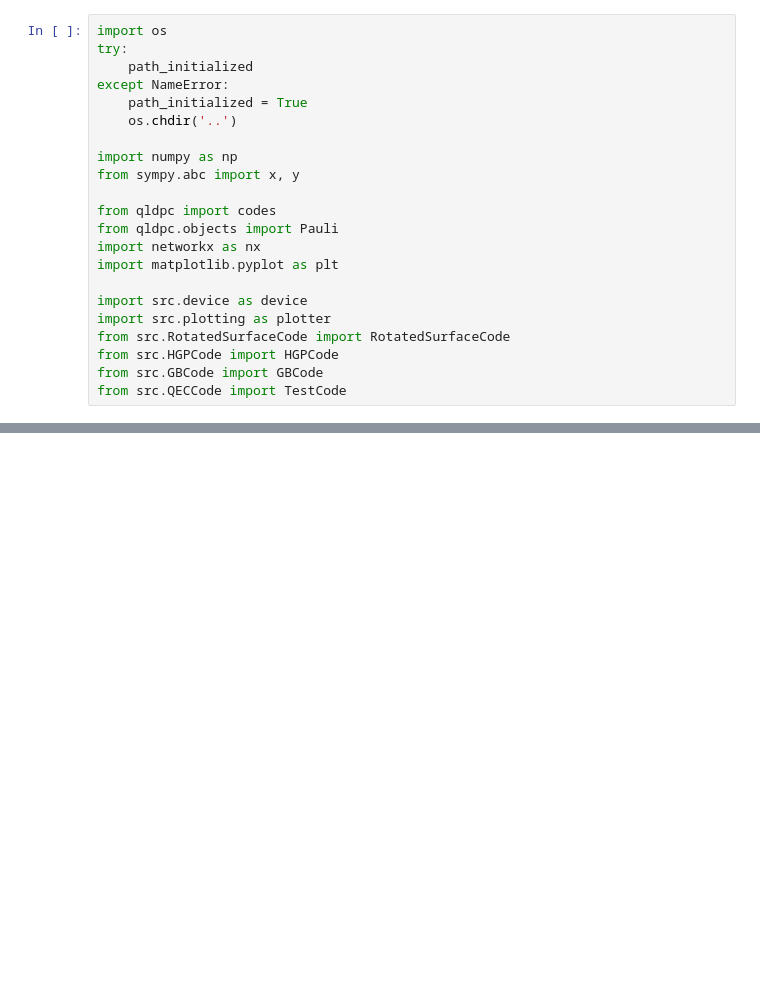
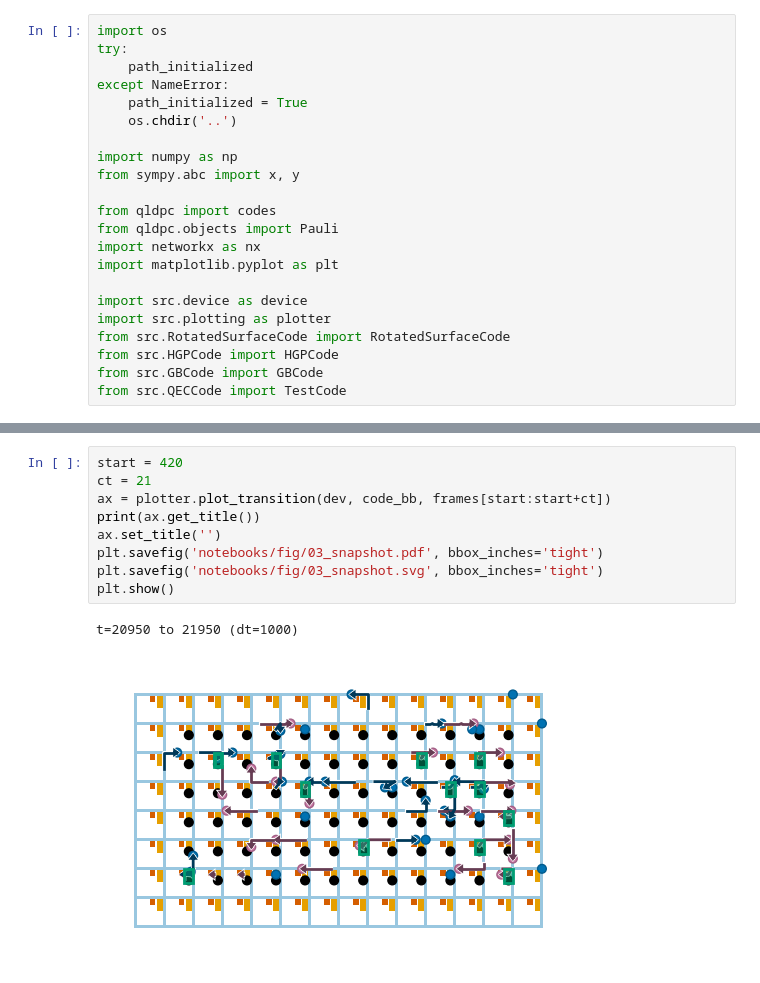
Before and after one commit to jasonchadwick/shuttle-ldpc, a Jupyter notebook: notebooks/03_bicycle.ipynb, the cells around one changed output, grey strips where cells are left out. Saved outputs shown, nothing was run; the diff lists cells and outputs as text; blank space fills up the shorter version.

```diff
--- a/notebooks/03_bicycle.ipynb
+++ b/notebooks/03_bicycle.ipynb
@@ -88,0 +136,12 @@ anim = plotter.animate_device(dev, code, frames, 'anim_bb.gif', fps=10)
+# %%
+start = 420
+ct = 21
+ax = plotter.plot_transition(dev, code_bb, frames[start:start+ct])
+print(ax.get_title())
+ax.set_title('')
+plt.savefig('notebooks/fig/03_snapshot.pdf', bbox_inches='tight')
+plt.savefig('notebooks/fig/03_snapshot.svg', bbox_inches='tight')
+plt.show()
+# %% [output]
+t=20950 to 21950 (dt=1000)
+[figure, added]
```
Also changed, not shown: parts of 17 cells of this notebook, 59 other files.
